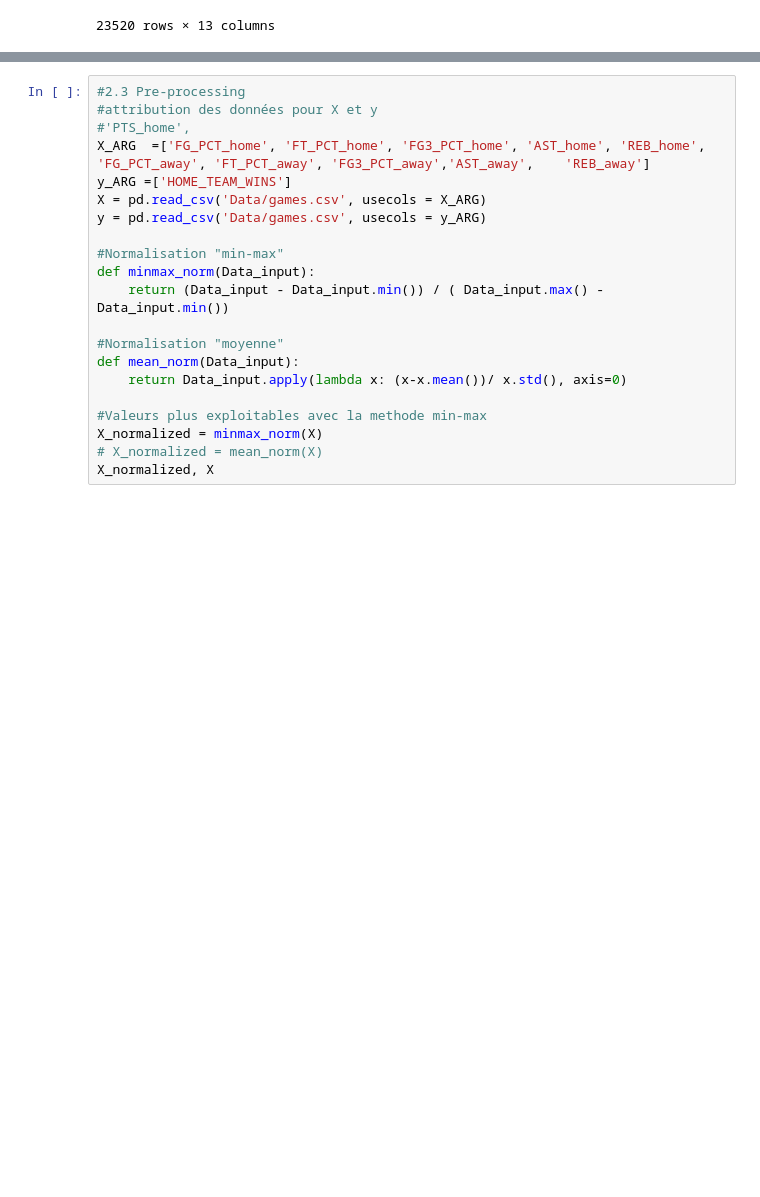
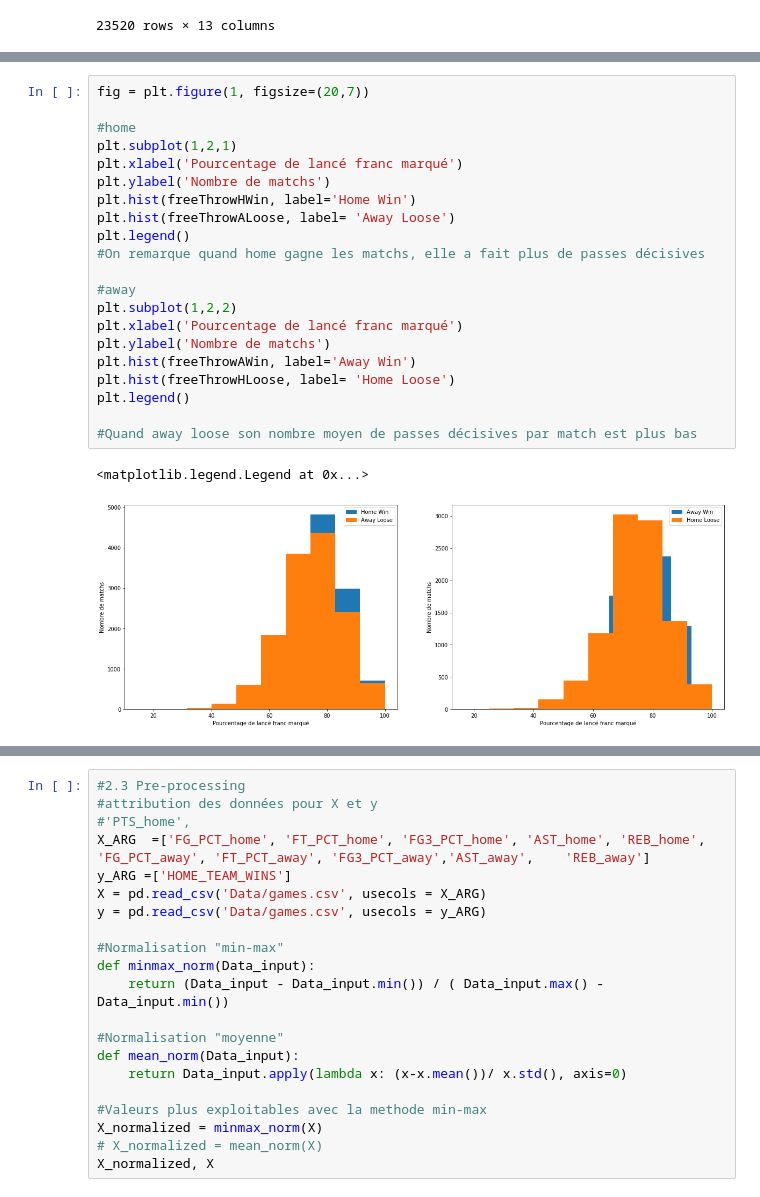
Before and after one commit to atn99/Projet_AA, a Jupyter notebook: Projet NBA.ipynb, the cells around one changed output, grey strips where cells are left out. Drawn from its saved outputs; the diff is of its cells as text; blank space fills up the shorter version.

```diff
--- a/Projet NBA.ipynb
+++ b/Projet NBA.ipynb
@@ -117,2 +134,26 @@ plt.legend()
+# %%
+fig = plt.figure(1, figsize=(20,7))
+
+#home
+plt.subplot(1,2,1)
+plt.xlabel('Pourcentage de lancé franc marqué')
+plt.ylabel('Nombre de matchs')
+plt.hist(freeThrowHWin, label='Home Win')
+plt.hist(freeThrowALoose, label= 'Away Loose')
+plt.legend()
+#On remarque quand home gagne les matchs, elle a fait plus de passes décisives
+
+#away
+plt.subplot(1,2,2)
+plt.xlabel('Pourcentage de lancé franc marqué')
+plt.ylabel('Nombre de matchs')
+plt.hist(freeThrowAWin, label='Away Win')
+plt.hist(freeThrowHLoose, label= 'Home Loose')
+plt.legend()
+
+#Quand away loose son nombre moyen de passes décisives par match est plus bas
+# %% [output]
+<matplotlib.legend.Legend at 0x...>
+[figure, added]
 # %%
 fig = plt.figure(1, figsize=(20,7))
```
Also changed, not shown: parts of 4 cells of this notebook.
